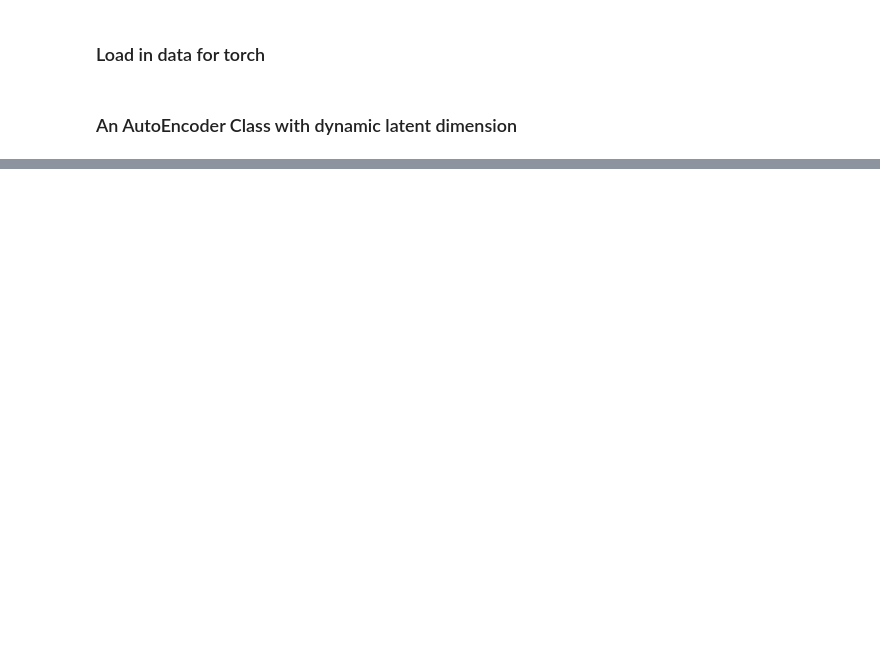
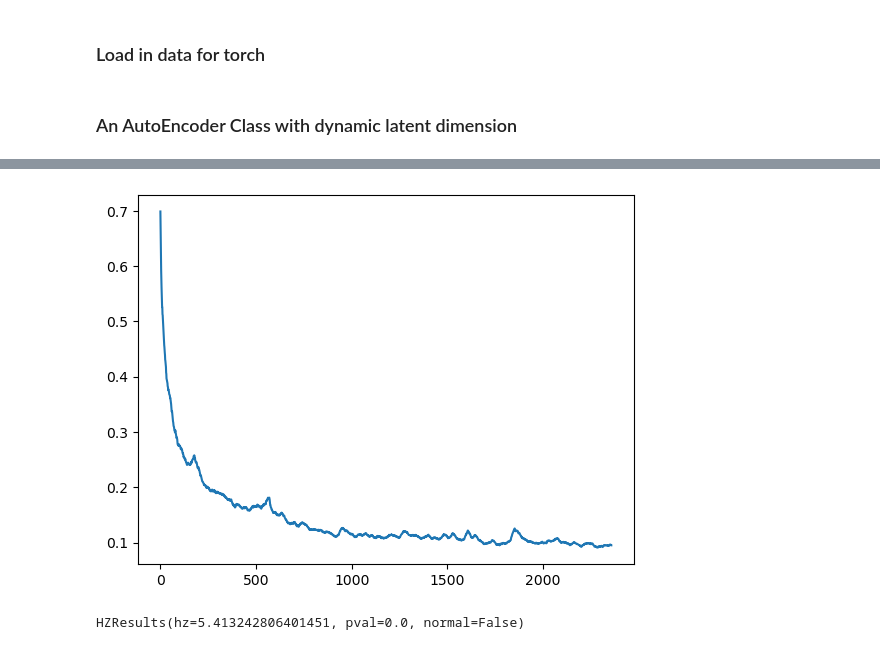
Before and after one commit to cloud-seeding/fire-regimes, a Jupyter notebook: notebooks/AE.ipynb, the cells around one changed output, grey strips where cells are left out. Cells and saved outputs as stored; diff of their text form; code cells hidden in the pictures; blank space fills up the shorter version.

Commit message:
kfold cv for latent dim

```diff
--- a/notebooks/AE.ipynb
+++ b/notebooks/AE.ipynb
@@ -55,5 +133,5 @@ class AutoEncoder(torch.nn.Module):
 # %%
-model = AutoEncoder(latent_dim=12)
+model = AutoEncoder(latent_dim=16)
 
 # Validation using MSE Loss function
 loss_function = torch.nn.MSELoss()
@@ -61,34 +139,3 @@ loss_function = torch.nn.MSELoss()
 optimizer = torch.optim.Adam(model.parameters(),
                              lr = 0.01,
                              weight_decay = 1e-8)
-# %%
-def train_model(model,n_epochs):
-
-  losses = []
-
-  for _ in range(n_epochs):
-    for profile in train_loader:
-
-      # Output of Autoencoder
-      reconstructed = model(profile)
-
-      # Calculating the loss function
-      loss = loss_function(reconstructed, profile)
-      optimizer.zero_grad()
-      loss.backward()
-      optimizer.step()
-
-      losses.append(loss)
-
-  return (model,losses)
-# %%
-def rolling_average(data, window_size):
-    return np.convolve(data, np.ones(window_size) / window_size, mode='valid')
-
-def plot_loss(losses,window_size):
-    loss_floats = [loss.item() for loss in losses]
-    smoothed_losses = rolling_average(loss_floats, window_size)
-    plt.plot(smoothed_losses)
-    plt.show()
-# %%
-model,losses = train_model(model,1)
@@ -97,3 +142,8 @@ plot_loss(losses=losses,window_size=20)
+# %%
+model,losses = train_model(model,n_epochs=3,train_loader=train_loader,loss_function=loss_function,optimizer=optimizer)
+plot_loss(losses=losses,window_size=20)
+# %% [output]
+[figure, added]
 # %%
 r = model(train_data).detach().numpy()
 train = train_data.numpy()
@@ -107,0 +160,6 @@ np.save('latent.npy',l)
+# %%
+l = np.load("../data/latent-16.npy")
+mardia_test = pg.multivariate_normality(l, alpha=0.05)
+print(mardia_test)
+# %% [output]
+HZResults(hz=5.413242806401451, pval=0.0, normal=False)
```
Also changed, not shown: parts of 13 cells of this notebook, 3 other files.
